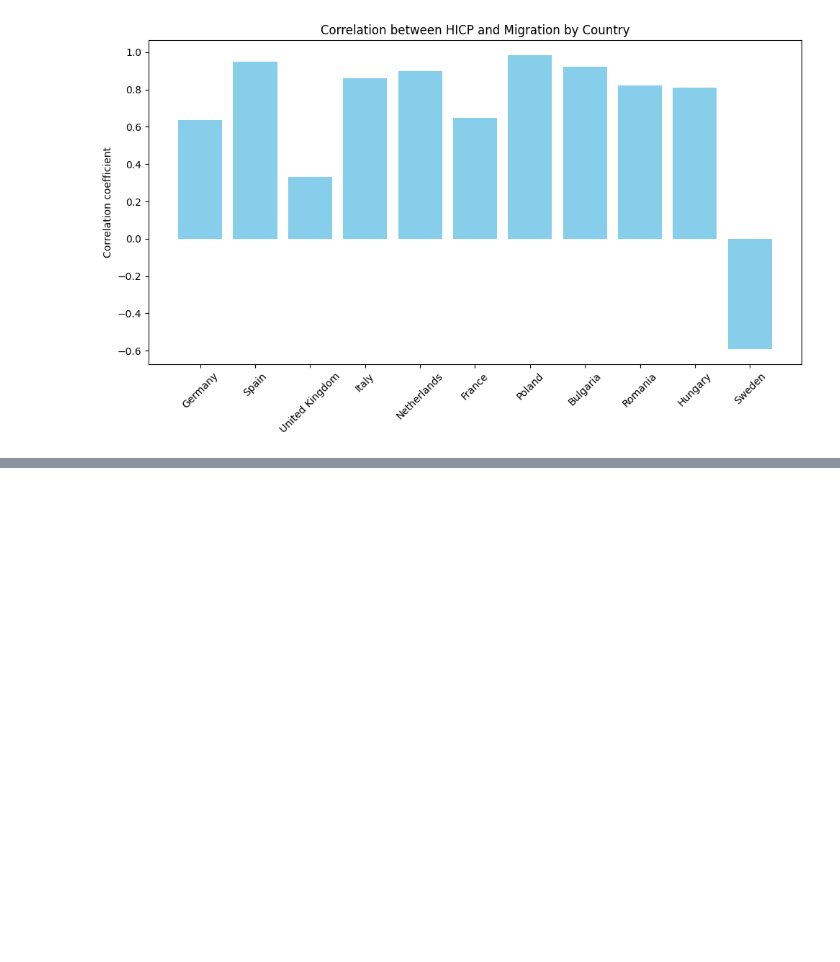
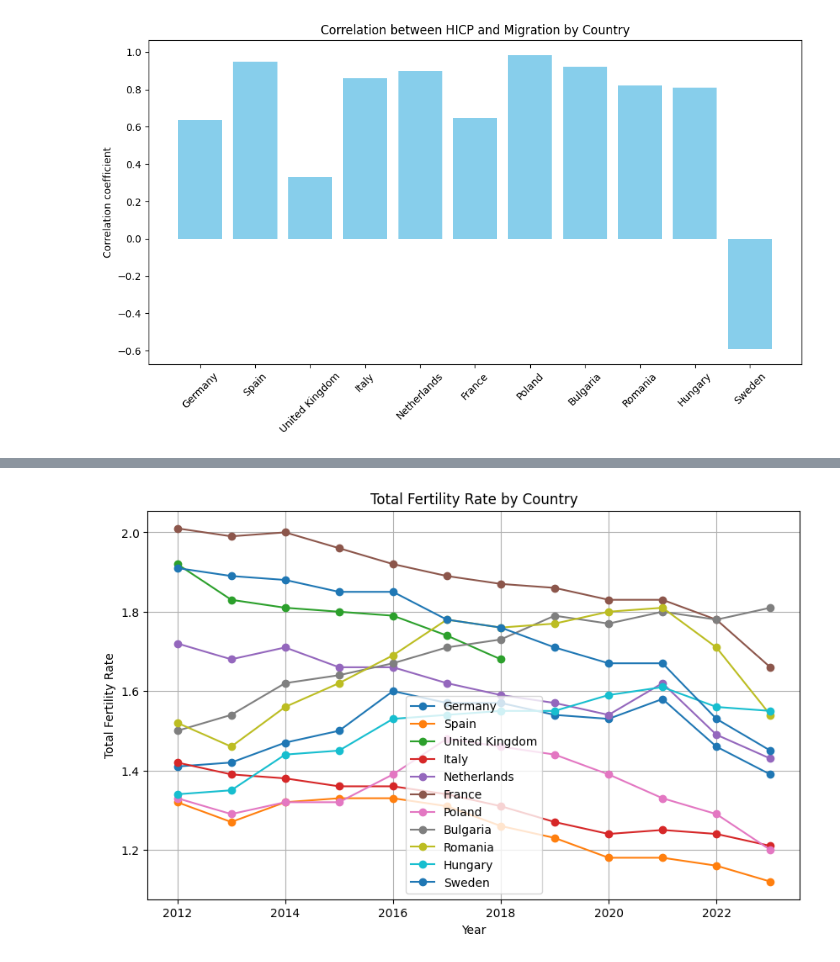
Before and after one commit to natix-x/Data-mining-in-Migration-Analysis, a Jupyter notebook: data_analysis/migration_impact_on_economy.ipynb, the cells around one changed output, grey strips where cells are left out. Saved outputs shown, nothing was run; the diff lists cells and outputs as text; code cells hidden in the pictures; blank space fills up the shorter version.

```diff
--- a/data_analysis/migration_impact_on_economy.ipynb
+++ b/data_analysis/migration_impact_on_economy.ipynb
@@ -149,0 +161,3 @@ SyntaxError: closing parenthesis ')' does not match opening parenthesis '[' (275
+# %%
+fertility = pd.read_csv('../processed_data/total_fertility_rate.csv')
+fertility.head()
@@ -149,0 +171,14 @@ SyntaxError: closing parenthesis ')' does not match opening parenthesis '[' (275
+# %%
+fig, ax = plt.subplots(figsize=(10, 6))
+for country in countries:
+    fertility_per_country = fertility[fertility['geo'] == country]
+    ax.plot(fertility_per_country['year'], fertility_per_country['Total fertility rate'], marker='o', label=country)
+
+ax.set_title('Total Fertility Rate by Country')
+ax.set_xlabel('Year')
+ax.set_ylabel('Total Fertility Rate')
+ax.grid()
+ax.legend()
+plt.show()
+# %% [output]
+[figure, added]
```
Also changed, not shown: parts of 10 cells of this notebook.
